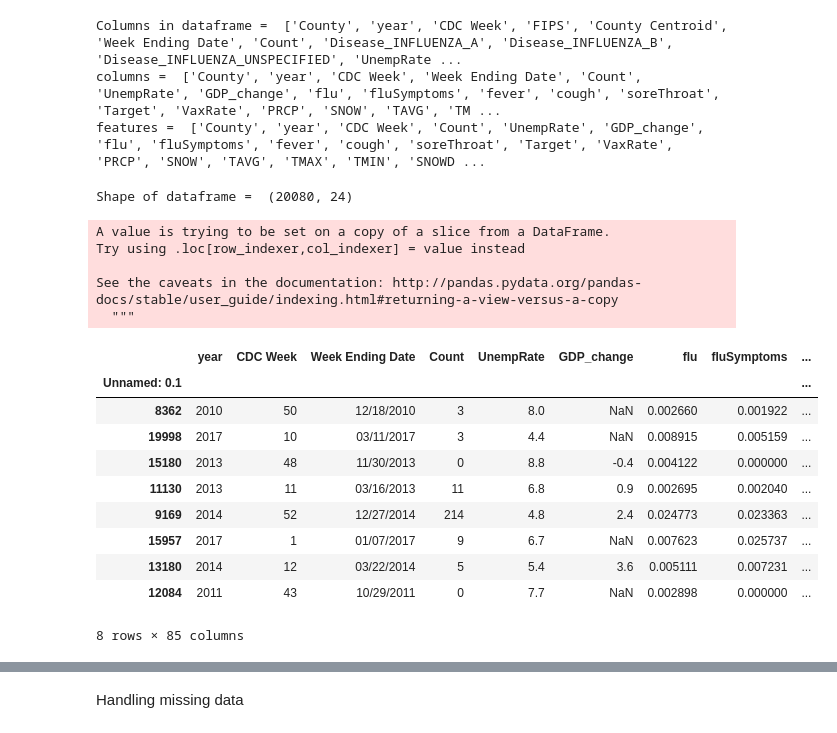
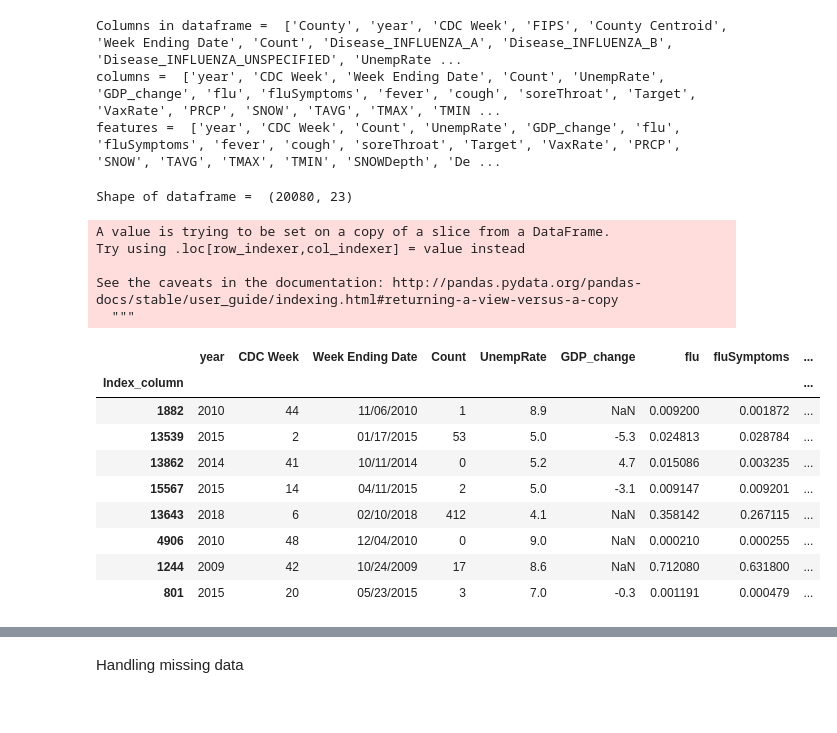
Before and after one commit to shivasanketh-rm/InfluenzaOutbreaks, a Jupyter notebook: IO_pred_model.ipynb, the cells around one changed output, grey strips where cells are left out. Cells and saved outputs as stored; diff of their text form; code cells hidden in the pictures.

```diff
--- a/IO_pred_model.ipynb
+++ b/IO_pred_model.ipynb
@@ -31,7 +32,7 @@ df_master.describe()
 # %%
 columns = list(df_master.columns)
 print("Columns in dataframe = ", columns)
-columns_to_drop = ['FIPS', 'County Centroid', 'Disease_INFLUENZA_A','Disease_INFLUENZA_B', 'Disease_INFLUENZA_UNSPECIFIED', 'GDP', 'Population']
+columns_to_drop = ['County','FIPS', 'County Centroid', 'Disease_INFLUENZA_A','Disease_INFLUENZA_B', 'Disease_INFLUENZA_UNSPECIFIED', 'GDP', 'Population']
 columns = [x for x in columns if x not in columns_to_drop]
 print("columns = ", columns)
 
@@ -41,34 +42,34 @@ features = [x for x in columns if x not in non_features_for_model]
 print("features = ", features)
 # %% [output]
 Columns in dataframe =  ['County', 'year', 'CDC Week', 'FIPS', 'County Centroid', 'Week Ending Date', 'Count', 'Disease_INFLUENZA_A', 'Disease_INFLUENZA_B', 'Disease_INFLUENZA_UNSPECIFIED', 'UnempRate ...
-columns =  ['County', 'year', 'CDC Week', 'Week Ending Date', 'Count', 'UnempRate', 'GDP_change', 'flu', 'fluSymptoms', 'fever', 'cough', 'soreThroat', 'Target', 'VaxRate', 'PRCP', 'SNOW', 'TAVG', 'TM ...
-features =  ['County', 'year', 'CDC Week', 'Count', 'UnempRate', 'GDP_change', 'flu', 'fluSymptoms', 'fever', 'cough', 'soreThroat', 'Target', 'VaxRate', 'PRCP', 'SNOW', 'TAVG', 'TMAX', 'TMIN', 'SNOWD ...
+columns =  ['year', 'CDC Week', 'Week Ending Date', 'Count', 'UnempRate', 'GDP_change', 'flu', 'fluSymptoms', 'fever', 'cough', 'soreThroat', 'Target', 'VaxRate', 'PRCP', 'SNOW', 'TAVG', 'TMAX', 'TMIN ...
+features =  ['year', 'CDC Week', 'Count', 'UnempRate', 'GDP_change', 'flu', 'fluSymptoms', 'fever', 'cough', 'soreThroat', 'Target', 'VaxRate', 'PRCP', 'SNOW', 'TAVG', 'TMAX', 'TMIN', 'SNOWDepth', 'De ...
 # %%
 df_master_modified = df_master[columns]
 
 for column in df_master_modified.columns:
-  if column not in ['Week Ending Date', 'County']:
+  if column not in ['Week Ending Date']:#, 'County']:
     df_master_modified[column] = pd.to_numeric(df_master_modified[column],errors='coerce')
 print("Shape of dataframe = ", df_master_modified.shape)
 
 
-df_master_modified = pd.get_dummies(df_master_modified, columns=['County'])
+#df_master_modified = pd.get_dummies(df_master_modified, columns=['County'])
+#df_master_modified = df_master_modified.drop(columns = ['County_YATES'])
 df_master_modified.sample(8)
 # %% [output]
-Shape of dataframe =  (20080, 24)
+Shape of dataframe =  (20080, 23)
 A value is trying to be set on a copy of a slice from a DataFrame.
 Try using .loc[row_indexer,col_indexer] = value instead
 
 See the caveats in the documentation: http://pandas.pydata.org/pandas-docs/stable/user_guide/indexing.html#returning-a-view-versus-a-copy
   """
 |  | year | CDC Week | Week Ending Date | Count | UnempRate | GDP_change | flu | fluSymptoms | ... |
-| Unnamed: 0.1 |  |  |  |  |  |  |  |  | ... |
-| 8362 | 2010 | 50 | 12/18/2010 | 3 | 8.0 | NaN | 0.002660 | 0.001922 | ... |
-| 19998 | 2017 | 10 | 03/11/2017 | 3 | 4.4 | NaN | 0.008915 | 0.005159 | ... |
-| 15180 | 2013 | 48 | 11/30/2013 | 0 | 8.8 | -0.4 | 0.004122 | 0.000000 | ... |
-| 11130 | 2013 | 11 | 03/16/2013 | 11 | 6.8 | 0.9 | 0.002695 | 0.002040 | ... |
-| 9169 | 2014 | 52 | 12/27/2014 | 214 | 4.8 | 2.4 | 0.024773 | 0.023363 | ... |
-| 15957 | 2017 | 1 | 01/07/2017 | 9 | 6.7 | NaN | 0.007623 | 0.025737 | ... |
-| 13180 | 2014 | 12 | 03/22/2014 | 5 | 5.4 | 3.6 | 0.005111 | 0.007231 | ... |
-| 12084 | 2011 | 43 | 10/29/2011 | 0 | 7.7 | NaN | 0.002898 | 0.000000 | ... |
+| Index_column |  |  |  |  |  |  |  |  | ... |
+| 1882 | 2010 | 44 | 11/06/2010 | 1 | 8.9 | NaN | 0.009200 | 0.001872 | ... |
+| 13539 | 2015 | 2 | 01/17/2015 | 53 | 5.0 | -5.3 | 0.024813 | 0.028784 | ... |
+| 13862 | 2014 | 41 | 10/11/2014 | 0 | 5.2 | 4.7 | 0.015086 | 0.003235 | ... |
+| 15567 | 2015 | 14 | 04/11/2015 | 2 | 5.0 | -3.1 | 0.009147 | 0.009201 | ... |
+| 13643 | 2018 | 6 | 02/10/2018 | 412 | 4.1 | NaN | 0.358142 | 0.267115 | ... |
+| 4906 | 2010 | 48 | 12/04/2010 | 0 | 9.0 | NaN | 0.000210 | 0.000255 | ... |
+| 1244 | 2009 | 42 | 10/24/2009 | 17 | 8.6 | NaN | 0.712080 | 0.631800 | ... |
+| 801 | 2015 | 20 | 05/23/2015 | 3 | 7.0 | -0.3 | 0.001191 | 0.000479 | ... |
-8 rows × 85 columns
```
Also changed, not shown: parts of 25 cells of this notebook.
